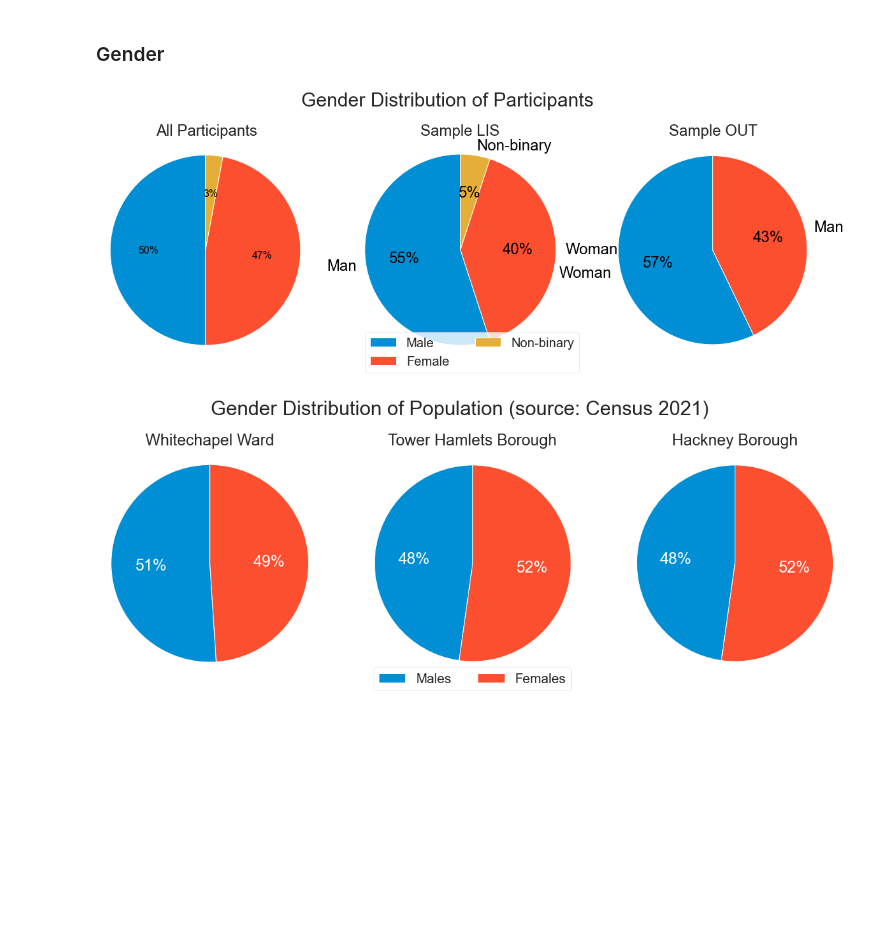
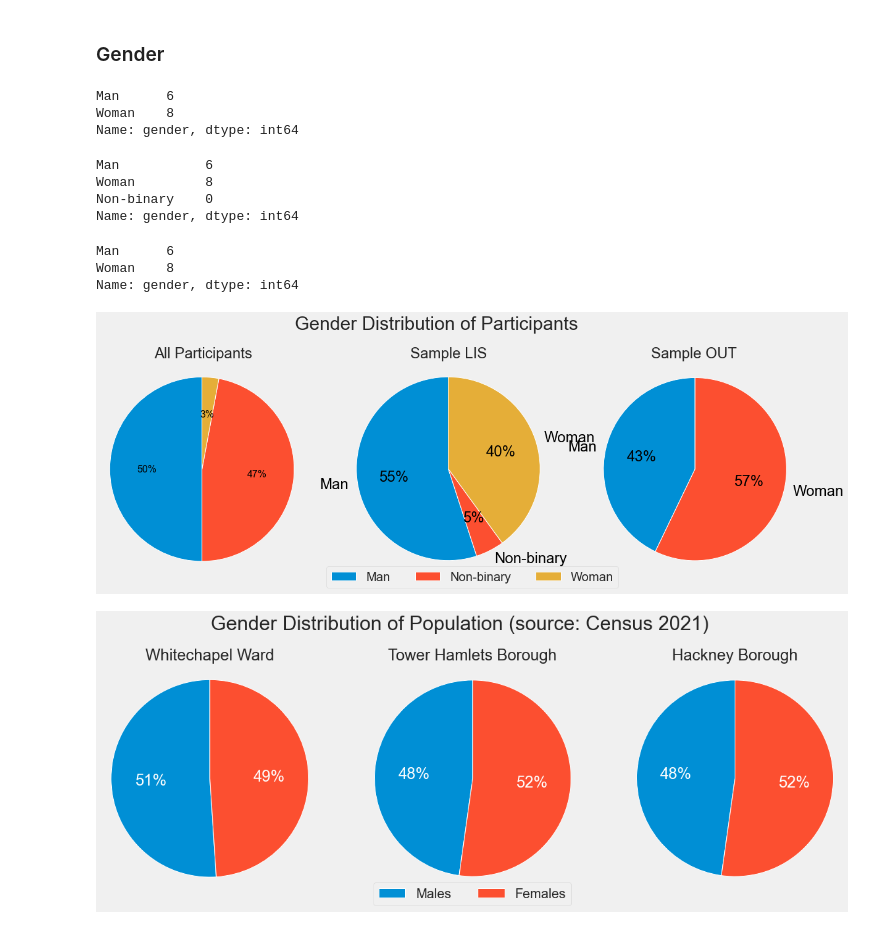
Before and after one commit to TomWFox/2c-Data-Science, a Jupyter notebook: 2c.ipynb, the cells around one changed output. Drawn from its saved outputs; the diff is of its cells as text; code cells hidden in the pictures; blank space fills up the shorter version.

```diff
--- a/2c.ipynb
+++ b/2c.ipynb
@@ -169,39 +174,70 @@ plt.show()
 [figure]
 # %% [markdown]
 ### Gender
+# %%
+groups = df.groupby('sample')
+
+# get the LIS group
+out = groups.get_group('OUT')
+
+# get the value counts of gender sorted alphabetically
+out['gender'].value_counts().sort_index()
+# %% [output]
+Man      6
+Woman    8
+Name: gender, dtype: int64
+# %%
+groups = df.groupby('sample')
+
+# get the LIS group
+out = groups.get_group('OUT')
+
+gender_counts = out['gender'].value_counts().sort_index()
+gender_counts['Non-binary'] = 0
+print(gender_counts)
+# %% [output]
+Man           6
+Woman         8
+Non-binary    0
+Name: gender, dtype: int64
+# %%
+groups.get_group('OUT')['gender'].value_counts().sort_index()
+# %% [output]
+Man      6
+Woman    8
+Name: gender, dtype: int64
 # %%
 # Define data
-labels = ['Male', 'Female', 'Non-binary']
+labels = ['Man', 'Non-binary', 'Woman']
 sizes_all = df['gender'].value_counts().values
-sizes_group1 = df[df['group'] == 'Group 1']['gender'].value_counts().values
-sizes_group2 = df[df['group'] == 'Group 2']['gender'].value_counts().values
 
 # Create figure with three subplots
 fig, axs = plt.subplots(1, 3, figsize=(18, 6))
 
 # Create pie chart for all participants
 axs[0].pie(sizes_all, labels=None, autopct='%.0f%%', textprops={'color': 'black', 'fontsize': 16}, wedgeprops={'linewidth': 1, 'edgecolor': 'white'}, startangle=90)
 axs[0].set_title('All Participants', fontsize=24)
 axs[0].axis('equal')
 
 groups = df.groupby('sample')
 
 # Create pie chart for each group
 for i, (name, group) in enumerate(groups):
-    axs[i+1].pie(group['gender'].value_counts(), labels=group['gender'].value_counts().index, autopct='%.0f%%', textprops={'color': 'black', 'fontsize': 24}, wedgeprops={'linewidth': 1, 'edgecolor': 'white'}, startangle=90)
+    groupSorted = group['gender'].value_counts().sort_index()
+    axs[i+1].pie(groupSorted, labels=groupSorted.index, autopct='%.0f%%', textprops={'color': 'black', 'fontsize': 24}, wedgeprops={'linewidth': 1, 'edgecolor': 'white'}, startangle=90)
     axs[i+1].set_title(f'Sample {name}', fontsize=24)
     axs[i+1].axis('equal')
 
 # Create central title with vertical space
 fig.suptitle('Gender Distribution of Participants', fontsize=30, y=1.05)
 
 # Create legend
-fig.legend(labels, loc='lower center', ncol=2, fontsize='x-large')
+fig.legend(labels, loc='lower center', ncol=3, fontsize='x-large')
 
 # Display plot
 plt.show()
 # %% [output]
-[figure, old version]
+[figure, new version]
 # %%
 # Define data
 labels = ['Males', 'Females']
```
Also changed, not shown: parts of 26 cells of this notebook, 1 other file.
